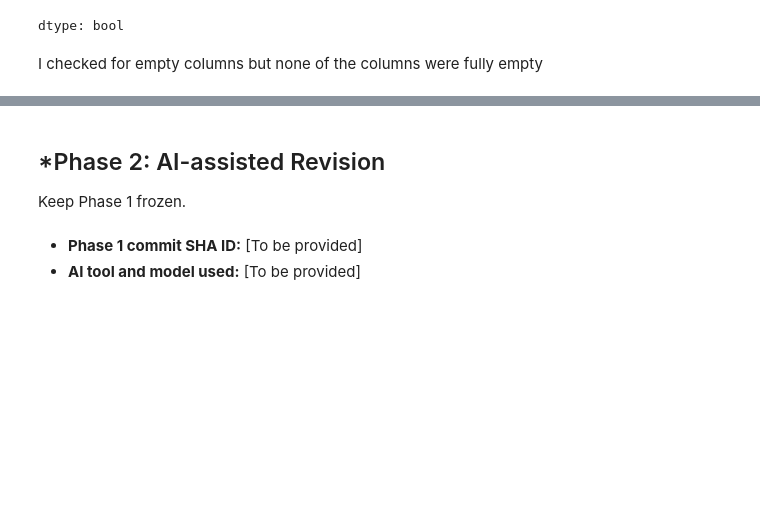
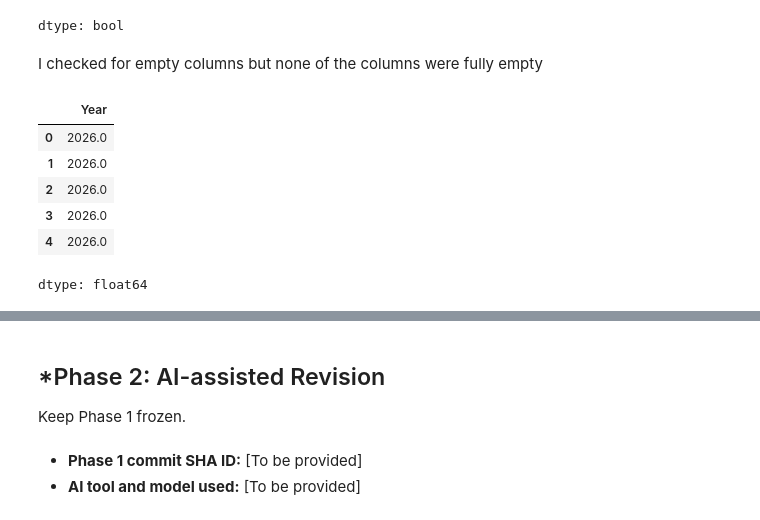
Before and after one commit to raffaellaalpaca-ai/A01-data-wrangling, a Jupyter notebook: notebook.ipynb, the cells around one changed output, grey strips where cells are left out. Cells and saved outputs as stored; diff of their text form; code cells hidden in the pictures; blank space fills up the shorter version.

```diff
--- a/notebook.ipynb
+++ b/notebook.ipynb
@@ -240,3 +240,14 @@ sharks.isna().all()
 dtype: bool
 # %% [markdown]
 I checked for empty columns but none of the columns were fully empty
+# %%
+#cleaning the year column
+sharks['Year'].head()
+# %% [output]
+|  | Year |
+| 0 | 2026.0 |
+| 1 | 2026.0 |
+| 2 | 2026.0 |
+| 3 | 2026.0 |
+| 4 | 2026.0 |
+dtype: float64
```
Also changed, not shown: parts of 6 cells of this notebook.
